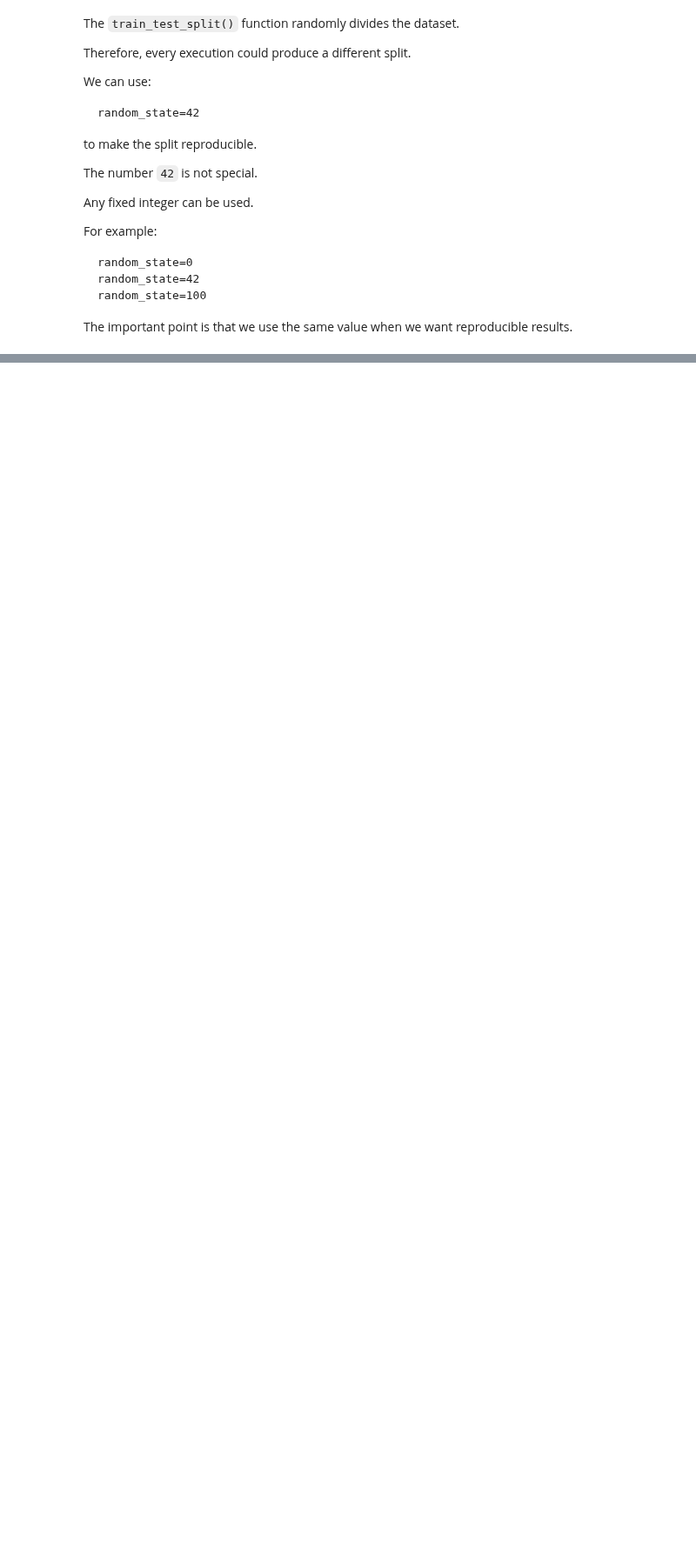
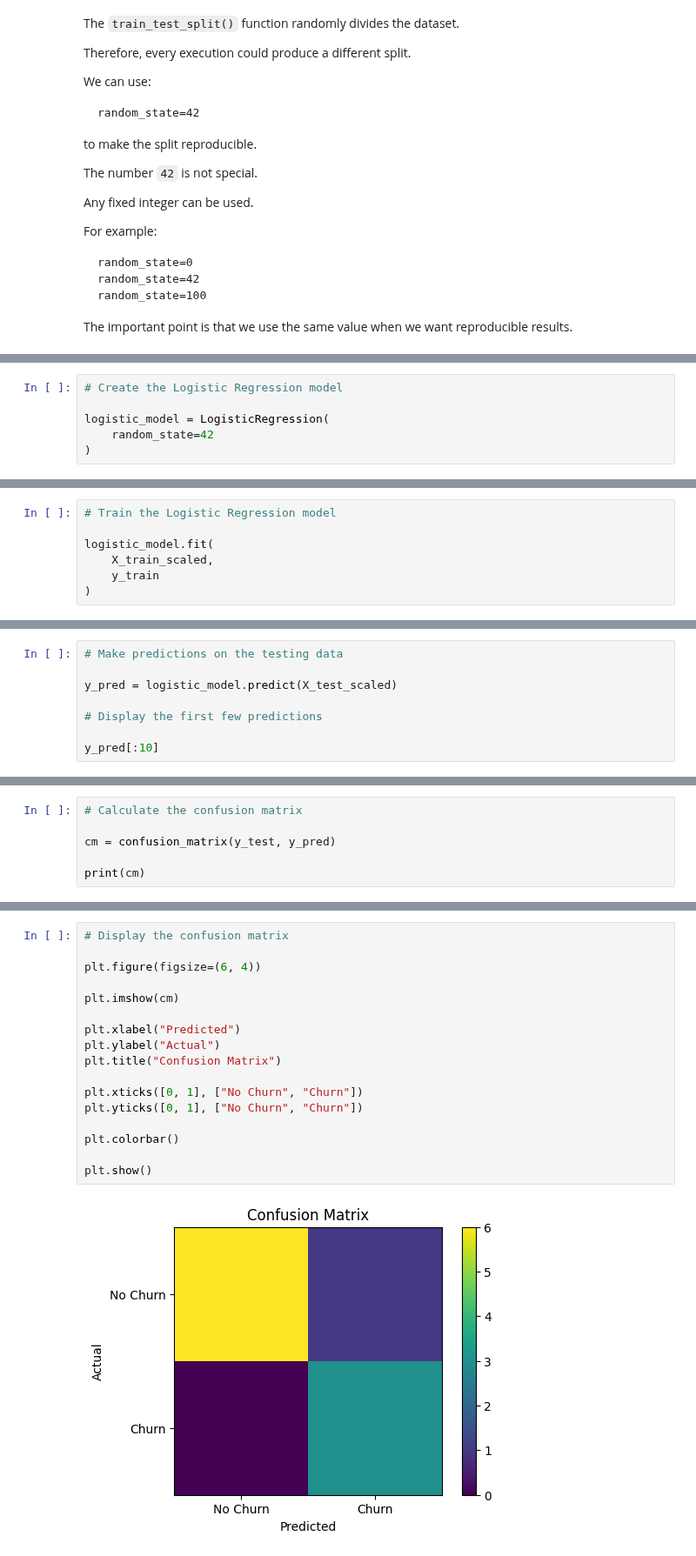
Before and after one commit to soumyadeep-pati/Python_Learning, a Jupyter notebook: ML/00_ML_Fundamentals/04_ML_Workflow.ipynb, the cells around one changed output, grey strips where cells are left out. Shown at 87% size. Drawn from its saved outputs; the diff is of its cells as text; blank space fills up the shorter version.

```diff
--- a/ML/00_ML_Fundamentals/04_ML_Workflow.ipynb
+++ b/ML/00_ML_Fundamentals/04_ML_Workflow.ipynb
@@ -2928,0 +3591,6 @@ we want reproducible results.
+# %%
+# Create the Logistic Regression model
+
+logistic_model = LogisticRegression(
+    random_state=42
+)
@@ -2928,0 +3607,7 @@ we want reproducible results.
+# %%
+# Train the Logistic Regression model
+
+logistic_model.fit(
+    X_train_scaled,
+    y_train
+)
@@ -2928,0 +3627,8 @@ we want reproducible results.
+# %%
+# Make predictions on the testing data
+
+y_pred = logistic_model.predict(X_test_scaled)
+
+# Display the first few predictions
+
+y_pred[:10]
@@ -2928,0 +3724,6 @@ we want reproducible results.
+# %%
+# Calculate the confusion matrix
+
+cm = confusion_matrix(y_test, y_pred)
+
+print(cm)
@@ -2928,0 +3737,19 @@ we want reproducible results.
+# %%
+# Display the confusion matrix
+
+plt.figure(figsize=(6, 4))
+
+plt.imshow(cm)
+
+plt.xlabel("Predicted")
+plt.ylabel("Actual")
+plt.title("Confusion Matrix")
+
+plt.xticks([0, 1], ["No Churn", "Churn"])
+plt.yticks([0, 1], ["No Churn", "Churn"])
+
+plt.colorbar()
+
+plt.show()
+# %% [output]
+[figure, added]
```
Also changed, not shown: parts of 281 cells of this notebook.
